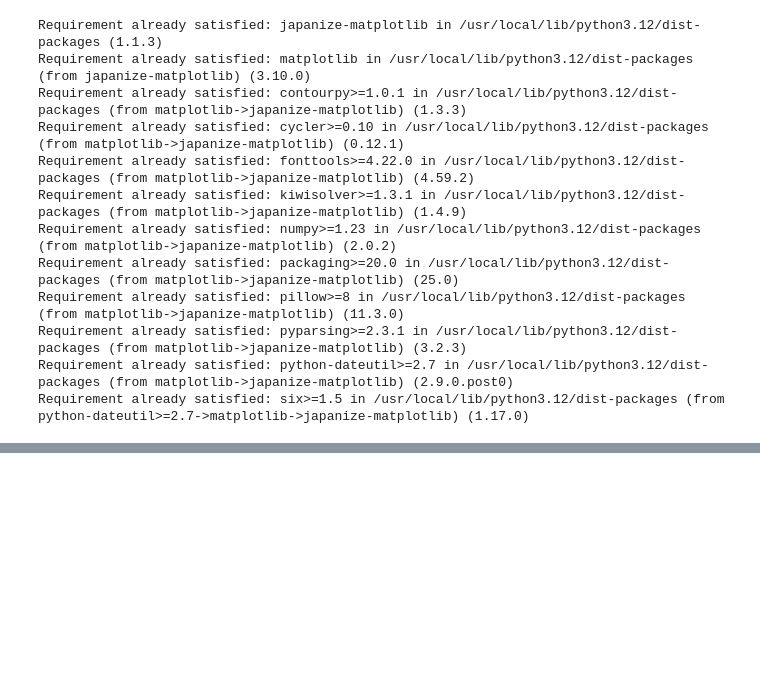
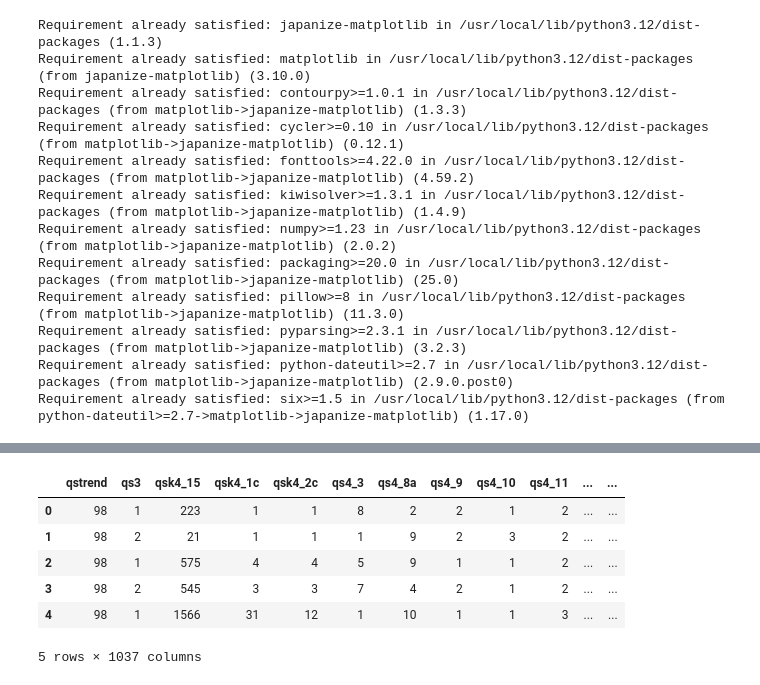
Before and after one commit to Kadomium/Car_kit, a Jupyter notebook: Car_kit_prediction.ipynb, the cells around one changed output, grey strips where cells are left out. Cells and saved outputs as stored; diff of their text form; code cells hidden in the pictures; blank space fills up the shorter version.

```diff
--- a/Car_kit_prediction.ipynb
+++ b/Car_kit_prediction.ipynb
@@ -153,0 +173,10 @@ plt.show()
+# %%
+# とりあえずnullが1%以上の列は明らかに不要だから消しちゃう(df_cleaned)
+# 後々0.4以上にして欠損値補完をするのもいい(プランB)
+nan_ratio = df.isnull().sum() / len(df)
+cols_to_drop = nan_ratio[nan_ratio > 0.01].index
+
+df_cleaned = df.drop(columns=cols_to_drop)
+
+columns_to_drop = ['key', 'qqkey', 'qxq999']
+df_cleaned = df_cleaned.drop(columns=columns_to_drop)
@@ -153,0 +240,10 @@ plt.show()
+# %%
+df_cleaned.head()
+# %% [output]
+|  | qstrend | qs3 | qsk4_15 | qsk4_1c | qsk4_2c | qs4_3 | qs4_8a | qs4_9 | qs4_10 | qs4_11 | ... | ... |
+| 0 | 98 | 1 | 223 | 1 | 1 | 8 | 2 | 2 | 1 | 2 | ... | ... |
+| 1 | 98 | 2 | 21 | 1 | 1 | 1 | 9 | 2 | 3 | 2 | ... | ... |
+| 2 | 98 | 1 | 575 | 4 | 4 | 5 | 9 | 1 | 1 | 2 | ... | ... |
+| 3 | 98 | 2 | 545 | 3 | 3 | 7 | 4 | 2 | 1 | 2 | ... | ... |
+| 4 | 98 | 1 | 1566 | 31 | 12 | 1 | 10 | 1 | 1 | 3 | ... | ... |
+5 rows × 1037 columns
```
Also changed, not shown: parts of 9 cells of this notebook.
